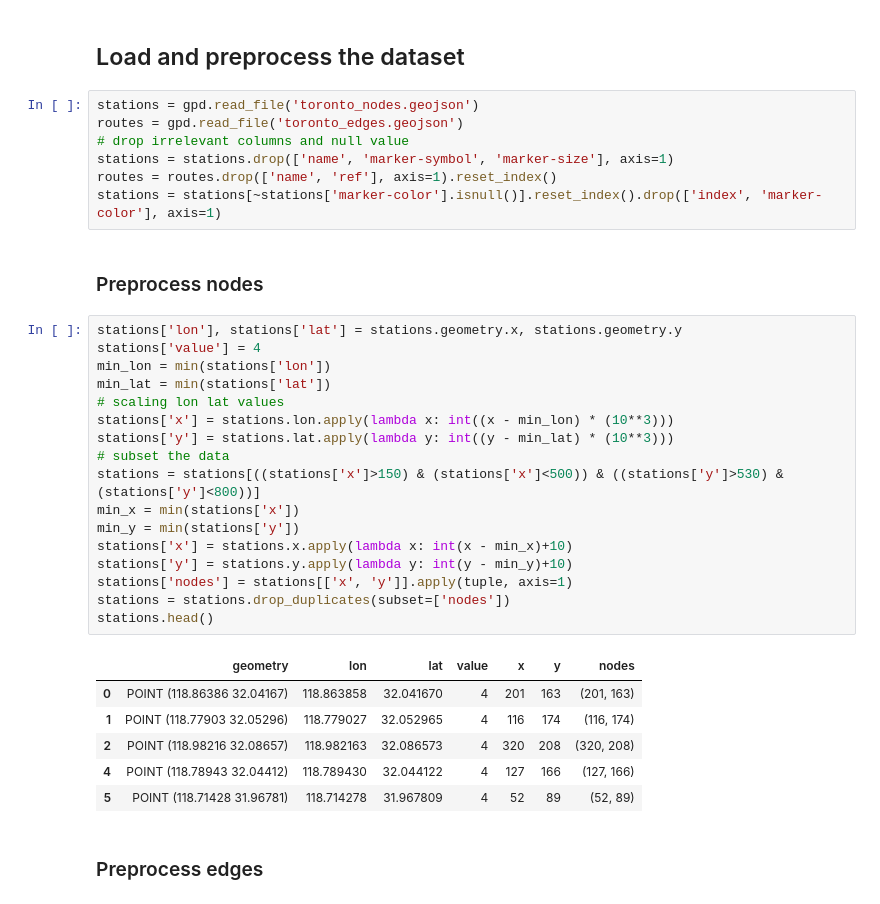
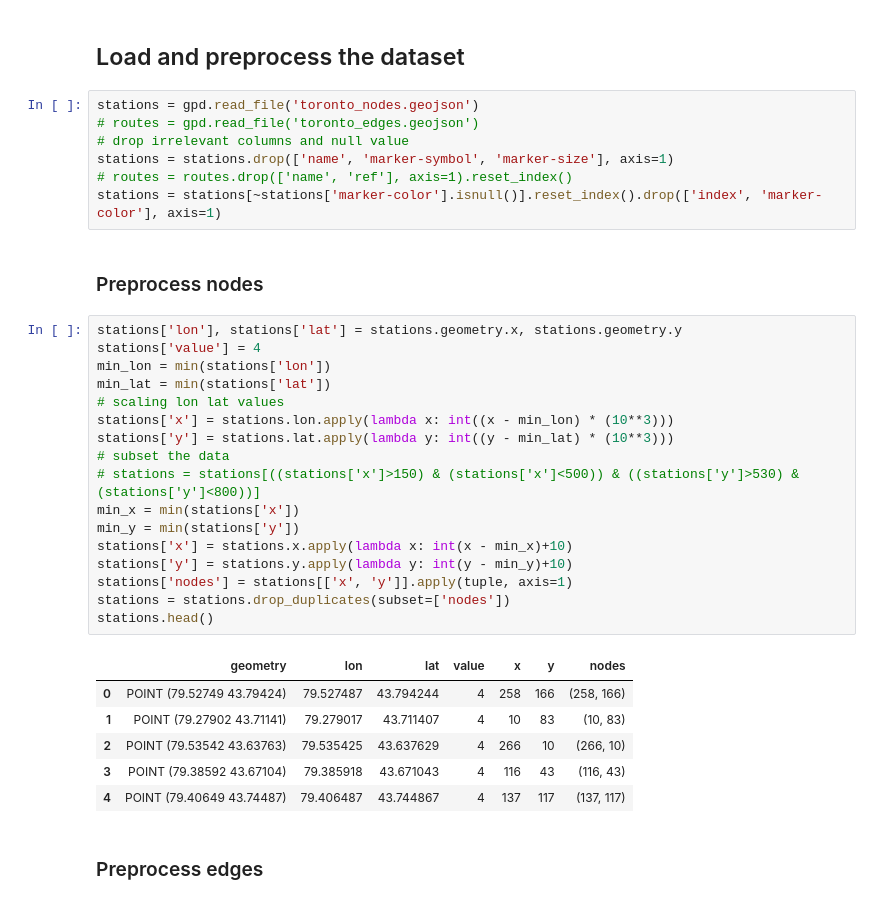
Before and after one commit to Victoria-DR/new-builds-2024, a Jupyter notebook: backend/simulation.ipynb, the cells around one changed output. Saved outputs shown, nothing was run; the diff lists cells and outputs as text.

Commit message:
Add TTC stations

```diff
--- a/backend/simulation.ipynb
+++ b/backend/simulation.ipynb
@@ -161,37 +161,37 @@ def decorate(**options):
 ## Load and preprocess the dataset
 # %%
 stations = gpd.read_file('toronto_nodes.geojson')
-routes = gpd.read_file('toronto_edges.geojson')
+# routes = gpd.read_file('toronto_edges.geojson')
 # drop irrelevant columns and null value
 stations = stations.drop(['name', 'marker-symbol', 'marker-size'], axis=1)
-routes = routes.drop(['name', 'ref'], axis=1).reset_index()
+# routes = routes.drop(['name', 'ref'], axis=1).reset_index()
 stations = stations[~stations['marker-color'].isnull()].reset_index().drop(['index', 'marker-color'], axis=1)
 # %% [markdown]
 ### Preprocess nodes
 # %%
 stations['lon'], stations['lat'] = stations.geometry.x, stations.geometry.y
 stations['value'] = 4
 min_lon = min(stations['lon'])
 min_lat = min(stations['lat'])
 # scaling lon lat values
 stations['x'] = stations.lon.apply(lambda x: int((x - min_lon) * (10**3)))
 stations['y'] = stations.lat.apply(lambda y: int((y - min_lat) * (10**3)))
 # subset the data
-stations = stations[((stations['x']>150) & (stations['x']<500)) & ((stations['y']>530) & (stations['y']<800))]
+# stations = stations[((stations['x']>150) & (stations['x']<500)) & ((stations['y']>530) & (stations['y']<800))]
 min_x = min(stations['x'])
 min_y = min(stations['y'])
 stations['x'] = stations.x.apply(lambda x: int(x - min_x)+10)
 stations['y'] = stations.y.apply(lambda y: int(y - min_y)+10)
 stations['nodes'] = stations[['x', 'y']].apply(tuple, axis=1)
 stations = stations.drop_duplicates(subset=['nodes'])
 stations.head()
 # %% [output]
 |  | geometry | lon | lat | value | x | y | nodes |
-| 0 | POINT (118.86386 32.04167) | 118.863858 | 32.041670 | 4 | 201 | 163 | (201, 163) |
-| 1 | POINT (118.77903 32.05296) | 118.779027 | 32.052965 | 4 | 116 | 174 | (116, 174) |
-| 2 | POINT (118.98216 32.08657) | 118.982163 | 32.086573 | 4 | 320 | 208 | (320, 208) |
-| 4 | POINT (118.78943 32.04412) | 118.789430 | 32.044122 | 4 | 127 | 166 | (127, 166) |
-| 5 | POINT (118.71428 31.96781) | 118.714278 | 31.967809 | 4 | 52 | 89 | (52, 89) |
+| 0 | POINT (79.52749 43.79424) | 79.527487 | 43.794244 | 4 | 258 | 166 | (258, 166) |
+| 1 | POINT (79.27902 43.71141) | 79.279017 | 43.711407 | 4 | 10 | 83 | (10, 83) |
+| 2 | POINT (79.53542 43.63763) | 79.535425 | 43.637629 | 4 | 266 | 10 | (266, 10) |
+| 3 | POINT (79.38592 43.67104) | 79.385918 | 43.671043 | 4 | 116 | 43 | (116, 43) |
+| 4 | POINT (79.40649 43.74487) | 79.406487 | 43.744867 | 4 | 137 | 117 | (137, 117) |
 # %% [markdown]
 ### Preprocess edges
 # %%
```
Also changed, not shown: parts of 8 cells of this notebook, 6 other files.
